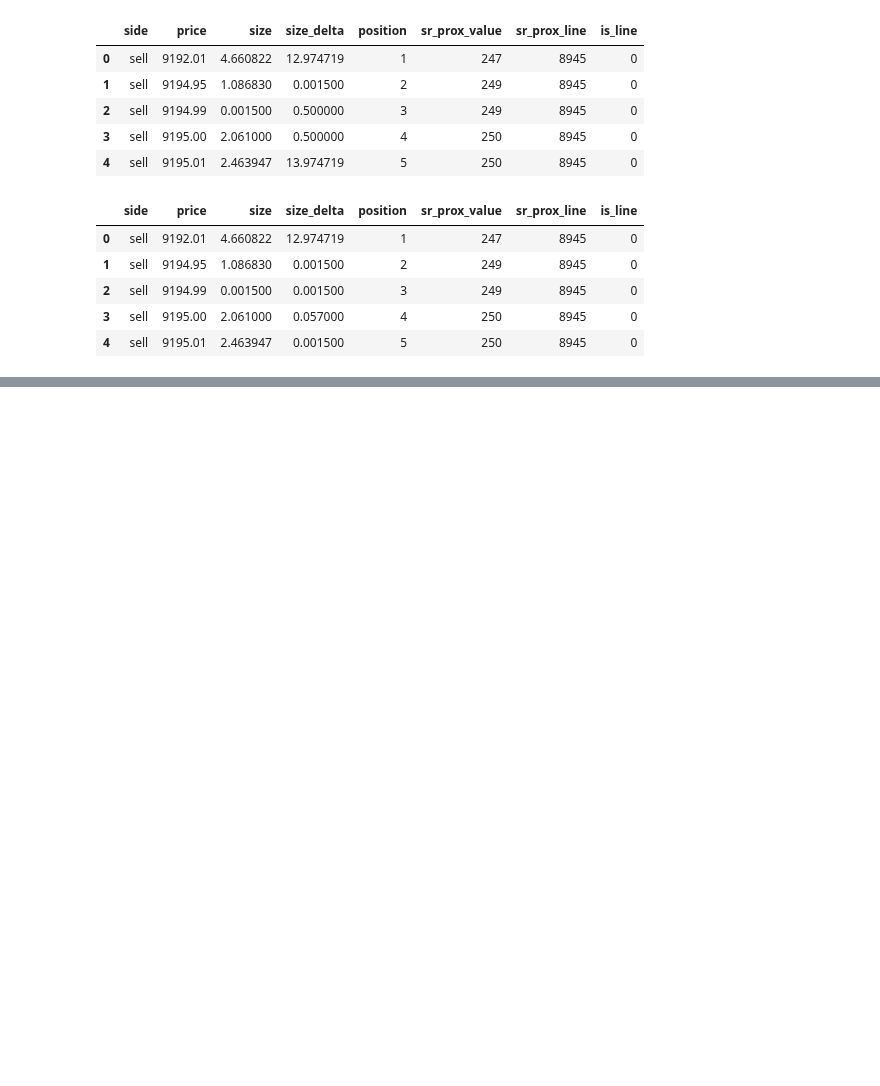
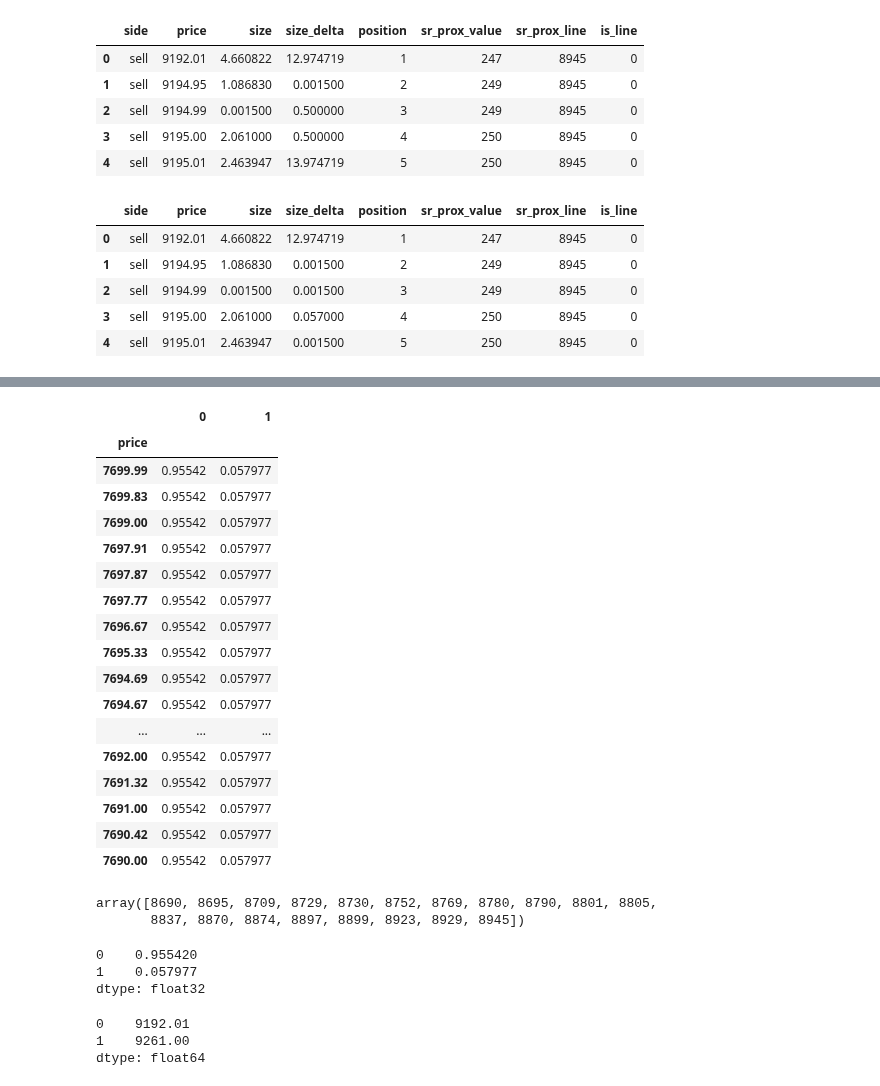
Before and after one commit to timothyyu/gdax-orderbook-ml, a Jupyter notebook: 8_program_structure_improvement.ipynb, the cells around one changed output, grey strips where cells are left out. Cells and saved outputs as stored; diff of their text form; code cells hidden in the pictures; blank space fills up the shorter version.

```diff
--- a/8_program_structure_improvement.ipynb
+++ b/8_program_structure_improvement.ipynb
@@ -898,0 +1153,21 @@ bt_df.head(15)
+# %%
+query_df.tail(20)
+# %% [output]
+|  | 0 | 1 |
+| price |  |  |
+| 7699.99 | 0.95542 | 0.057977 |
+| 7699.83 | 0.95542 | 0.057977 |
+| 7699.00 | 0.95542 | 0.057977 |
+| 7697.91 | 0.95542 | 0.057977 |
+| 7697.87 | 0.95542 | 0.057977 |
+| 7697.77 | 0.95542 | 0.057977 |
+| 7696.67 | 0.95542 | 0.057977 |
+| 7695.33 | 0.95542 | 0.057977 |
+| 7694.69 | 0.95542 | 0.057977 |
+| 7694.67 | 0.95542 | 0.057977 |
+| ... | ... | ... |
+| 7692.00 | 0.95542 | 0.057977 |
+| 7691.32 | 0.95542 | 0.057977 |
+| 7691.00 | 0.95542 | 0.057977 |
+| 7690.42 | 0.95542 | 0.057977 |
+| 7690.00 | 0.95542 | 0.057977 |
@@ -898,0 +1176,18 @@ bt_df.head(15)
+# %%
+# Autogenerated Support and Resistance values
+ml_results_modified
+# %% [output]
+array([8690, 8695, 8709, 8729, 8730, 8752, 8769, 8780, 8790, 8801, 8805,
+       8837, 8870, 8874, 8897, 8899, 8923, 8929, 8945])
+# %%
+bt_df.max()
+# %% [output]
+0    0.955420
+1    0.057977
+dtype: float32
+# %%
+bt_df.idxmax()
+# %% [output]
+0    9192.01
+1    9261.00
+dtype: float64
```
Also changed, not shown: parts of 42 cells of this notebook.
